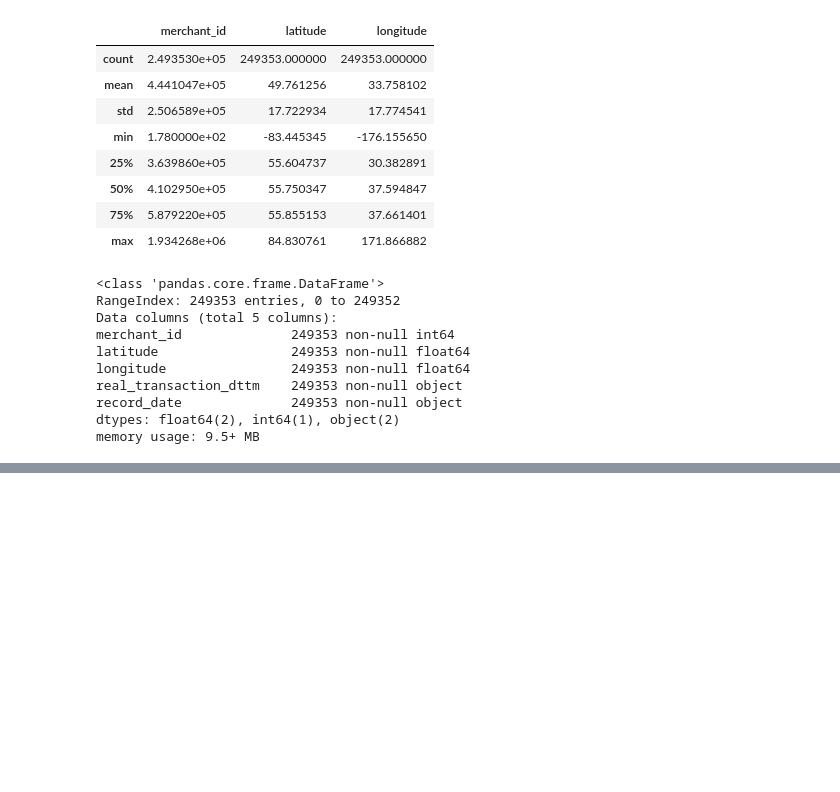
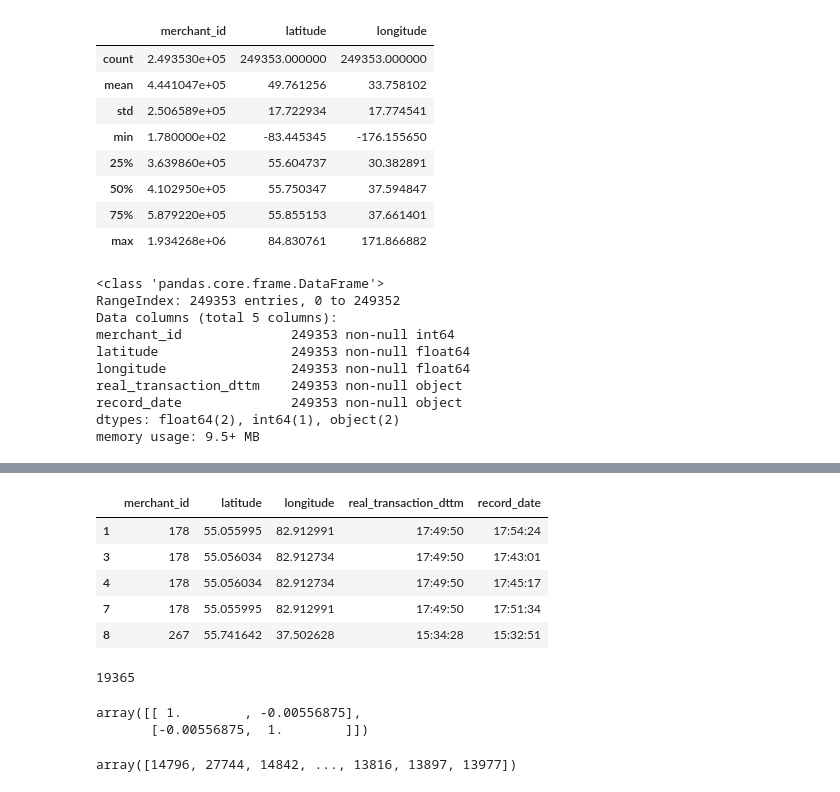
Before and after one commit to corvin28/tinkoff_boosters, a Jupyter notebook: task2.ipynb, the cells around one changed output, grey strips where cells are left out. Drawn from its saved outputs; the diff is of its cells as text; code cells hidden in the pictures; blank space fills up the shorter version.

```diff
--- a/task2.ipynb
+++ b/task2.ipynb
@@ -9,3 +14,3 @@ data = pd.read_csv('data/merchants_train.csv', encoding='cp1251', delimiter=';')
 # %%
-transactions = pd.read_csv('data/transactions.csv', encoding='cp1251', delimiter=',')
+tract = pd.read_csv('data/transactions.csv', encoding='cp1251', delimiter=',')
 # %%
@@ -36 +45,3 @@ memory usage: 9.5+ MB
+# %%
+tract = tract[(tract.latitude > 10) & (tract.longitude > 10)]
 # %%
@@ -44,0 +65,9 @@ transactions.head()
+# %%
+tract.head()
+# %% [output]
+|  | merchant_id | latitude | longitude | real_transaction_dttm | record_date |
+| 1 | 178 | 55.055995 | 82.912991 | 17:49:50 | 17:54:24 |
+| 3 | 178 | 55.056034 | 82.912734 | 17:49:50 | 17:43:01 |
+| 4 | 178 | 55.056034 | 82.912734 | 17:49:50 | 17:45:17 |
+| 7 | 178 | 55.055995 | 82.912991 | 17:49:50 | 17:51:34 |
+| 8 | 267 | 55.741642 | 37.502628 | 15:34:28 | 15:32:51 |
@@ -44,0 +77,4 @@ transactions.head()
+# %%
+np.array('12:34:45'.split(':')).astype(int).dot(np.array([24 * 60, 60, 1]))
+# %% [output]
+19365
@@ -44,0 +83,10 @@ transactions.head()
+# %%
+np.corrcoef(np.vstack((np.abs(tract.record_date.apply(f).values - tract.real_transaction_dttm.apply(f).values),
+             np.abs(tract.real_latitude.values - tract.latitude.values))))
+# %% [output]
+array([[ 1.        , -0.00556875],
+       [-0.00556875,  1.        ]])
+# %%
+tract.record_date.apply(f).values
+# %% [output]
+array([14796, 27744, 14842, ..., 13816, 13897, 13977])
```
Also changed, not shown: parts of 27 cells of this notebook, 2 other files.
